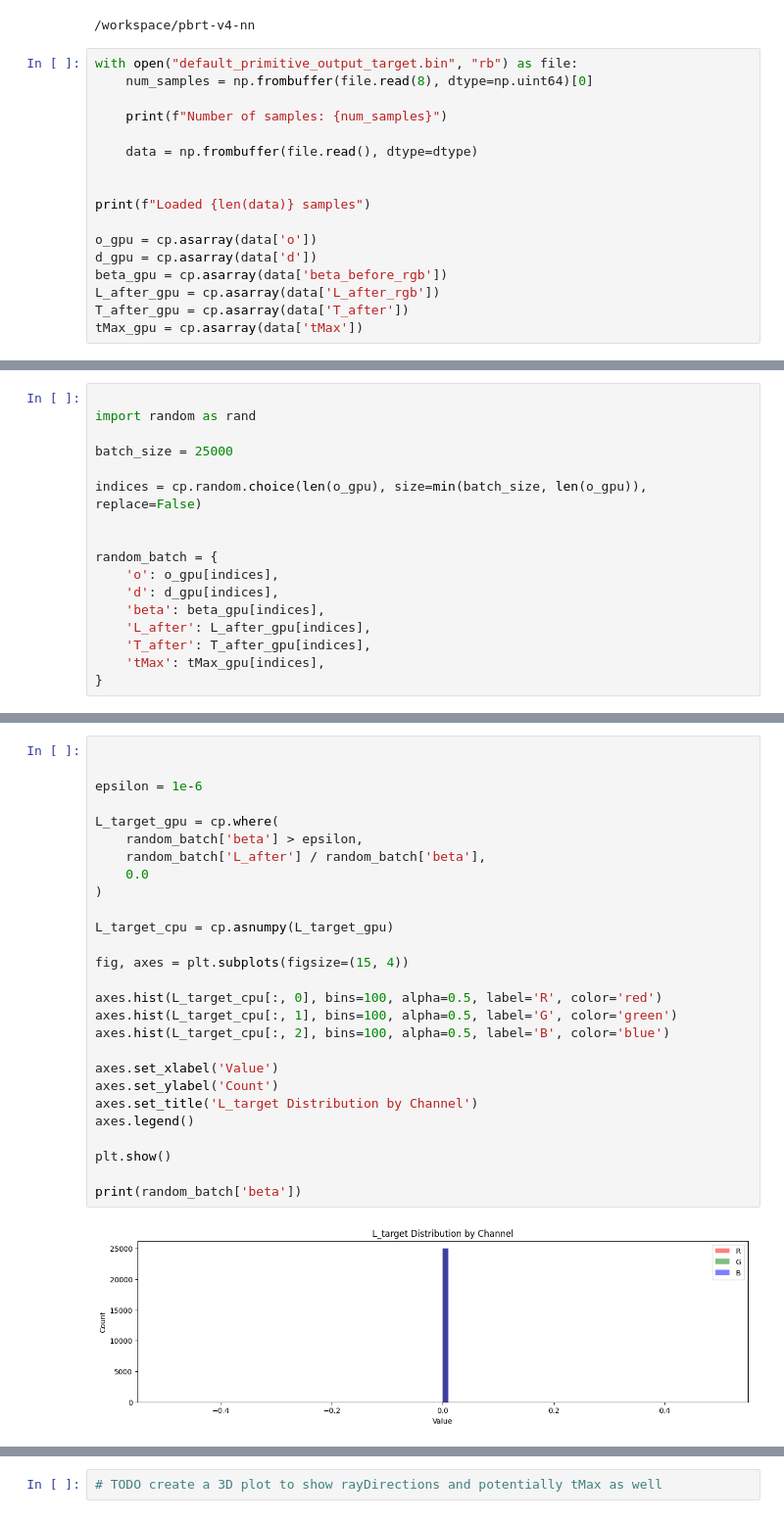
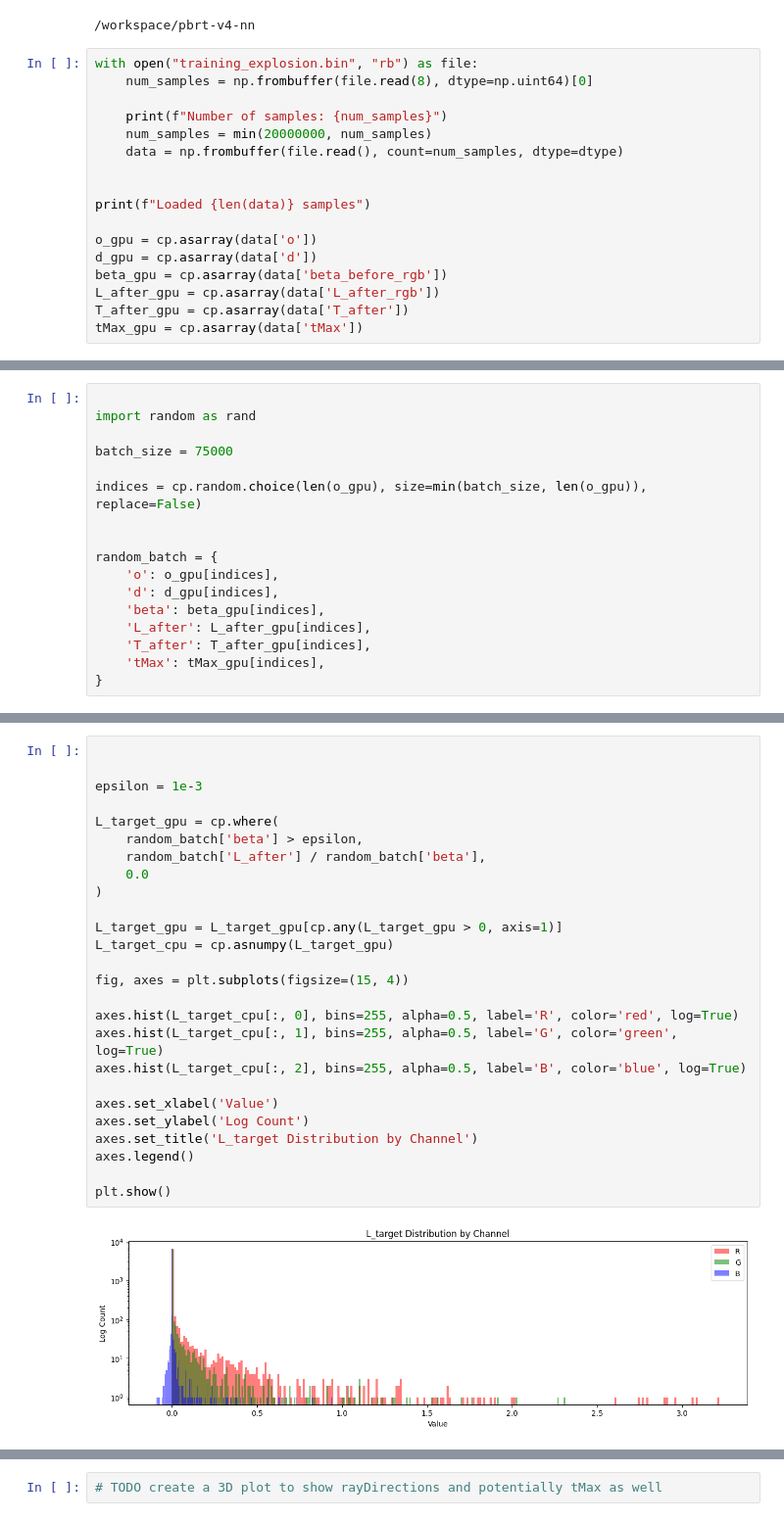
Before and after one commit to Nigelev77/pbrt-v4-nn, a Jupyter notebook: py/visualizer.ipynb, the cells around one changed output, grey strips where cells are left out. Shown at 98% size. Saved outputs shown, nothing was run; the diff lists cells and outputs as text.

```diff
--- a/py/visualizer.ipynb
+++ b/py/visualizer.ipynb
@@ -19,12 +19,12 @@ print(os.getcwd())
 # %% [output]
 /workspace/pbrt-v4-nn
 # %%
-with open("default_primitive_output_target.bin", "rb") as file:
+with open("training_explosion.bin", "rb") as file:
     num_samples = np.frombuffer(file.read(8), dtype=np.uint64)[0]
 
     print(f"Number of samples: {num_samples}")
-
-    data = np.frombuffer(file.read(), dtype=dtype)
+    num_samples = min(20000000, num_samples)
+    data = np.frombuffer(file.read(), count=num_samples, dtype=dtype)
 
 
 print(f"Loaded {len(data)} samples")
@@ -57,7 +57,7 @@ Kept 95274924 / 95274924 samples
 
 import random as rand
 
-batch_size = 25000
+batch_size = 75000
 
 indices = cp.random.choice(len(o_gpu), size=min(batch_size, len(o_gpu)), replace=False)
 
@@ -93,29 +93,28 @@ plt.show()
 # %%
 
 
-epsilon = 1e-6
+epsilon = 1e-3
 
 L_target_gpu = cp.where(
     random_batch['beta'] > epsilon,
     random_batch['L_after'] / random_batch['beta'],
     0.0
 )
 
+L_target_gpu = L_target_gpu[cp.any(L_target_gpu > 0, axis=1)]
 L_target_cpu = cp.asnumpy(L_target_gpu)
 
 fig, axes = plt.subplots(figsize=(15, 4))
 
-axes.hist(L_target_cpu[:, 0], bins=100, alpha=0.5, label='R', color='red')
-axes.hist(L_target_cpu[:, 1], bins=100, alpha=0.5, label='G', color='green')
-axes.hist(L_target_cpu[:, 2], bins=100, alpha=0.5, label='B', color='blue')
+axes.hist(L_target_cpu[:, 0], bins=255, alpha=0.5, label='R', color='red', log=True)
+axes.hist(L_target_cpu[:, 1], bins=255, alpha=0.5, label='G', color='green', log=True)
+axes.hist(L_target_cpu[:, 2], bins=255, alpha=0.5, label='B', color='blue', log=True)
 
 axes.set_xlabel('Value')
-axes.set_ylabel('Count')
+axes.set_ylabel('Log Count')
 axes.set_title('L_target Distribution by Channel')
 axes.legend()
 
 plt.show()
-
-print(random_batch['beta'])
 # %% [output]
-[figure, old version]
+[figure, new version]
```
Also changed, not shown: parts of 7 cells of this notebook, 2 other files.
